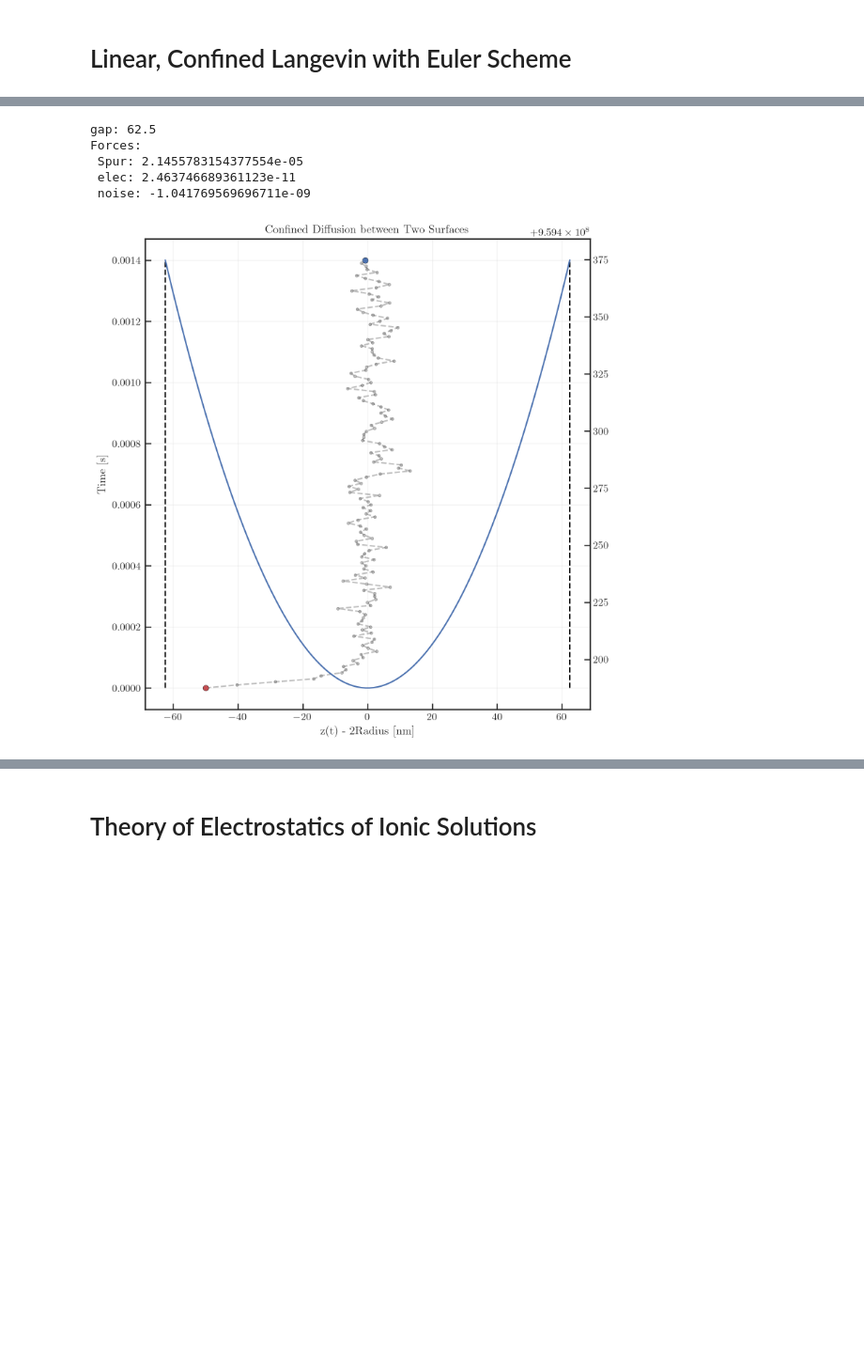
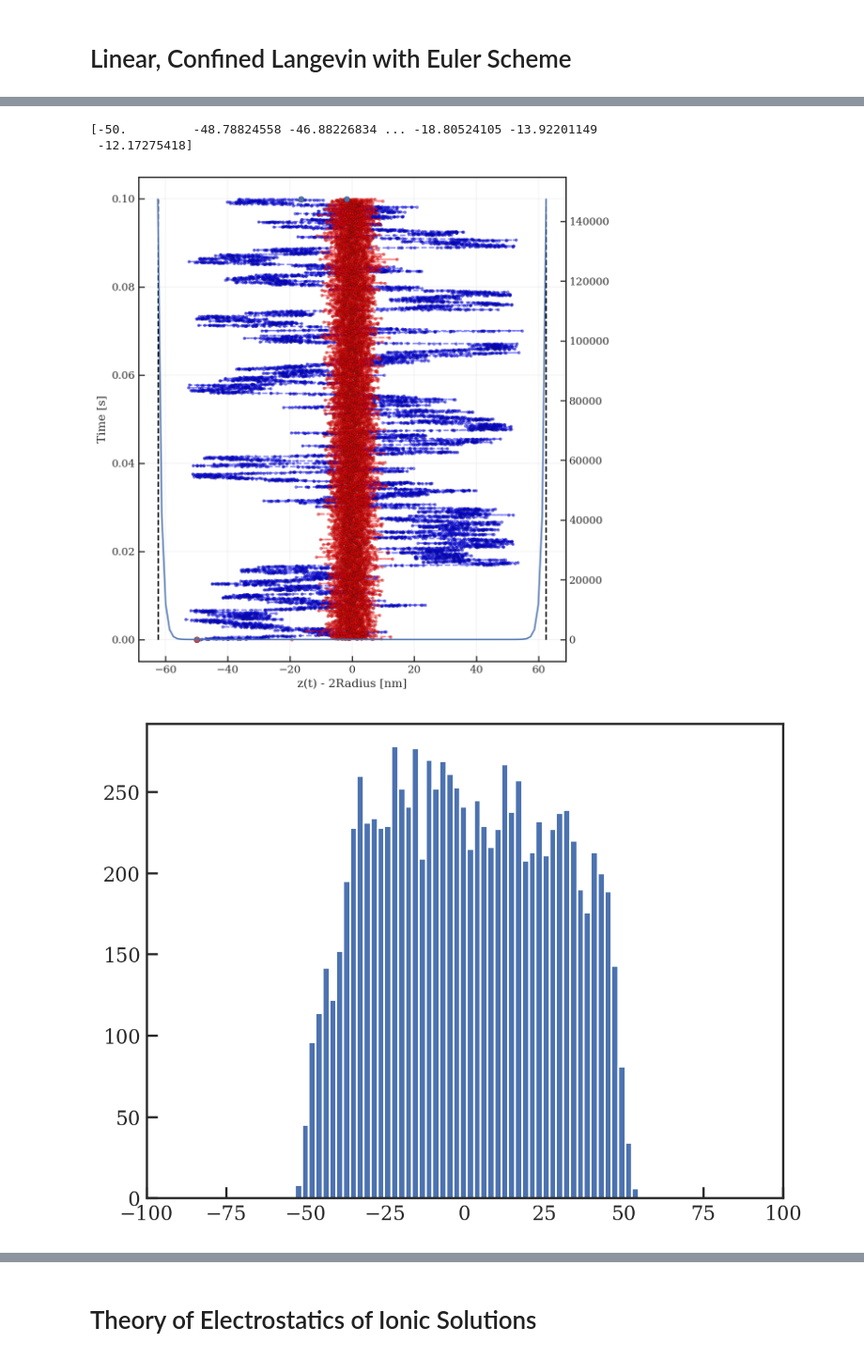
Before and after one commit to sinuose/ConfinedDiffusion, a Jupyter notebook: DoubleWellConfined_EM.ipynb, the cells around one changed output, grey strips where cells are left out. Shown at 94% size. Saved outputs shown, nothing was run; the diff lists cells and outputs as text; code cells hidden in the pictures; blank space fills up the shorter version.

```diff
--- a/DoubleWellConfined_EM.ipynb
+++ b/DoubleWellConfined_EM.ipynb
@@ -10,7 +10,7 @@ custom_params = {
     "lines.markeredgecolor": "k",
     "lines.markeredgewidth": 0.3,
     "figure.dpi": 200,
-    "text.usetex": True,
+    "text.usetex": False,       # breaks sometimes
     "font.family": "serif",
     "font.size": 20,
 }
@@ -331,7 +331,7 @@ ax2.plot(dt * lag, -pos_dist, 'r')
 ax2.grid(alpha=0.2)
 
 # loop over particles
-for i in range(100):
+for i in tqdm(range(100)):
     brown.trajectory()
     trajx = brown.Xn * 10**6
     # get the thingy
@@ -796,65 +829,68 @@ t_conf1 =  np.arange(0, N, 1) * dt
-# %%
-# print magnitude of forces
-from scipy.constants import Boltzmann as kb
-print(f'gap: {gap * 10**9}')
-HXDD = -62e-9
-# XDD
-spur = Dprime_z(HXDD, kb * T, 0.001, radius, gap)
-forces = Forces(HXDD, gap, kb*T, B0, lD, lB)
-# noise
-gamma = gamma_z_tot(HXDD, gap, 0.001, gap)
-stoch = Noise(gamma, kb*T) * random_gaussian() * np.sqrt(dt)
-
-print(f"Forces: \n Spur: {spur} \n elec: {forces} \n noise: {stoch}")
-# %% [output]
-gap: 62.5
-Forces:
- Spur: 2.1455783154377554e-05
- elec: 2.463746689361123e-11
- noise: -1.041769569696711e-09
 # %%
 
 #plt.plot(trajx_conf*10**9)
-fig = plt.figure(figsize=(8,8))
+fig = plt.figure(figsize=(8,8), dpi=150)
 
 ax1 = fig.add_subplot(111)
 #ax2 = fig.add_subplot(122)
 
 # plot traj
 trajz_conf = confined.Zn
+trajz_sharp_conf = confined_sharp.Zn
+
 trajx_conf = confined.Xn
-max_n = 140
+max_n = N - 10
 
-ax1.plot(trajz_conf[:max_n] * 10**9, t_conf1[:max_n], alpha=0.5, color='grey', linestyle='dashed', marker='o', markersize=3)
+ax1.plot(trajz_conf[:max_n+1] * 10**9, t_conf1[:max_n +1], alpha=0.5, color='blue', linestyle='dashed', marker='o', markersize=3)
 ax1.plot(trajz_conf[0] * 10**9, t_conf1[0] ,  'ro')
 ax1.plot(trajz_conf[max_n] * 10**9,t_conf1[max_n], 'bo')
+
+ax1.plot(trajz_sharp_conf[:max_n+1] * 10**9, t_conf1[:max_n +1], alpha=0.5, color='red', linestyle='dashed', marker='o', markersize=3)
+ax1.plot(trajz_sharp_conf[0] * 10**9, t_conf1[0] ,  'ro')
+ax1.plot(trajz_sharp_conf[max_n] * 10**9,t_conf1[max_n], 'bo')
+
+
 ax1.vlines(gap * 10**9, 0, dt * max_n, color = 'black', linestyles='dashed', label='Wall')
 ax1.vlines(-gap* 10**9, 0, dt * max_n, color = 'black', linestyles='dashed')
 ax1.set_ylabel('Time [s]')
 ax1.set_xlabel('z(t) - 2Radius [nm]')
-ax1.set_title('Confined Diffusion between Two Surfaces')
+#ax1.set_title('Confined Diffusion between Two Surfaces')
 ax1.grid(alpha=0.2)
 
 # electrostatics
 def electro(z, H, lD, B):
     term1 = np.exp(-(H+z)/lD)
     term2 = np.exp(-(H-z)/lD)
     return B * (term1 + term2)
 
 H_range = np.linspace(-gap, gap, 100)
-V_pot   = electro(H_range, gap, lD, B=B0)
+V_pot   = electro(H_range, gap, lD, B=B)
 
 twin2 = ax1.twinx()
 p2, = twin2.plot(H_range * 10**9, V_pot, label='Electric Potential')
 
 # #ax2.plot(H_range * 10**9, Forces(H_range, gap, kb * 293, 1e-18, lD, 1), label='MJ')
 # ax2.plot(H_range * 10**9, V_pot, label='DH')
 # ax2.legend()
 # ax2.set_ylabel('V(z)')
 # ax2.set_xlabel('x(t) [nm]')
 # ax2.set_title('Electrostatic potential')
 
 plt.tight_layout()
+plt.savefig('trajectory_nice.png', transparent=True)
+
+
+
+plt.figure()
+
+filt_traj = trajz_conf[np.where(np.isfinite(trajz_conf))] * 10**9
+print(filt_traj)
+
+plt.hist(filt_traj, bins=50)
+plt.xlim(-100, 100)
 plt.show()
 # %% [output]
+[-50.         -48.78824558 -46.88226834 ... -18.80524105 -13.92201149
+ -12.17275418]
-[figure, old version]
+[figure, new version]
+[figure, added]
```
Also changed, not shown: parts of 6 cells of this notebook, 2 other files.
